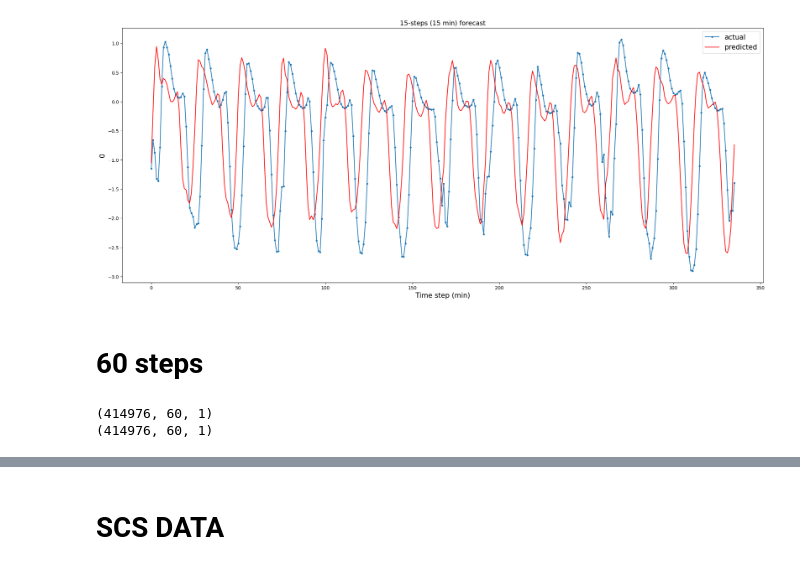
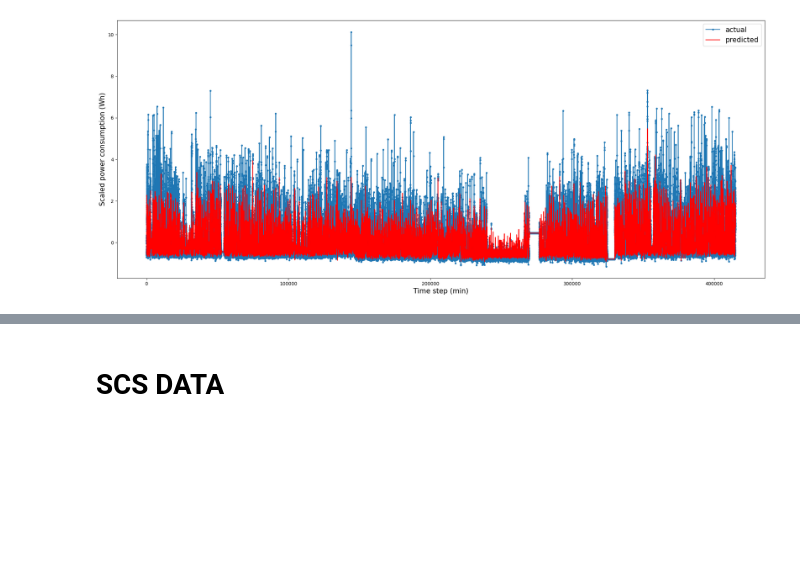
Before and after one commit to matthiasjahnIBM/PatchTST, a Jupyter notebook: PatchTST_supervised/PatchTST_visualization.ipynb, the cells around one changed output, grey strips where cells are left out. Saved outputs shown, nothing was run; the diff lists cells and outputs as text; code cells hidden in the pictures; blank space fills up the shorter version.

```diff
--- a/PatchTST_supervised/PatchTST_visualization.ipynb
+++ b/PatchTST_supervised/PatchTST_visualization.ipynb
@@ -59,6 +68,6 @@ IndexError: index 1 is out of bounds for axis 0 with size 1
 # %%
-pred_npy_15 =  np.load("./results/336_5_PatchTST_custom_ftMS_sl336_ll48_pl5_dm128_nh16_el3_dl1_df256_fc1_ebtimeF_dtTrue_Exp_0/pred.npy")
-true_npy_15 =  np.load("./results/336_5_PatchTST_custom_ftMS_sl336_ll48_pl5_dm128_nh16_el3_dl1_df256_fc1_ebtimeF_dtTrue_Exp_0/true.npy")
+pred_npy_15 =  np.load("./results/ihepc2/336_15_PatchTST_custom_ftMS_sl336_ll48_pl15_dm128_nh16_el3_dl1_df256_fc1_ebtimeF_dtTrue_Exp_0/pred.npy")
+true_npy_15 =  np.load("./results/ihepc2/336_15_PatchTST_custom_ftMS_sl336_ll48_pl15_dm128_nh16_el3_dl1_df256_fc1_ebtimeF_dtTrue_Exp_0/true.npy")
 # %%
 print(pred_npy_15.shape)
 print(true_npy_15.shape)
@@ -68,6 +77,6 @@ print(true_npy_15.shape)
 # %%
-pred_npy_15 = pred_npy_15.reshape(2496, 5)
-true_npy_15 = true_npy_15.reshape(2496, 5)
+pred_npy_15 = pred_npy_15.reshape(pred_npy_15.shape[0], pred_npy_15.shape[1])
+true_npy_15 = true_npy_15.reshape(pred_npy_15.shape[0], pred_npy_15.shape[1])
 
 # Create DataFrame
 df_pred = pd.DataFrame(pred_npy_15)
@@ -75,21 +101,18 @@ df_true = pd.DataFrame(true_npy_15)
 # %%
 # 1 day = 1440, 12h = 720, 6h= 360
-i = 24*14#len(df_pred) #1440*7
+i = len(df_pred) #1440*7
 aa=[x for x in range(i)]
 plt.figure(figsize=(25,10))
 
-l = 4
+l = 14
 true_column = df_true[df_true.columns[0]]
 pred_column = df_pred[df_pred.columns[l]]
 
 plt.plot(aa, true_column[-i:], marker='.', label="actual")
 plt.plot(aa, pred_column[-i:], 'r', label="predicted")
-plt.ylabel(df_pred.columns[0], size=15)
+plt.ylabel('Scaled power consumption (Wh)', size=15)
 plt.xlabel('Time step (min)', size=15)
-plt.title('15-steps (15 min) forecast', fontsize=14)
 plt.legend(fontsize=15)
 plt.show()
 # %% [output]
-[figure, old version]
+[figure, new version]
-# %% [markdown]
-# 60 steps
@@ -99,6 +118,0 @@ true_npy_60 =  np.load("./results/336_60_PatchTST_custom_ftMS_sl336_ll48_pl60_dm
-# %%
-print(pred_npy_60.shape)
-print(true_npy_60.shape)
-# %% [output]
-(414976, 60, 1)
-(414976, 60, 1)
```
Also changed, not shown: parts of 39 cells of this notebook, 11 other files.
